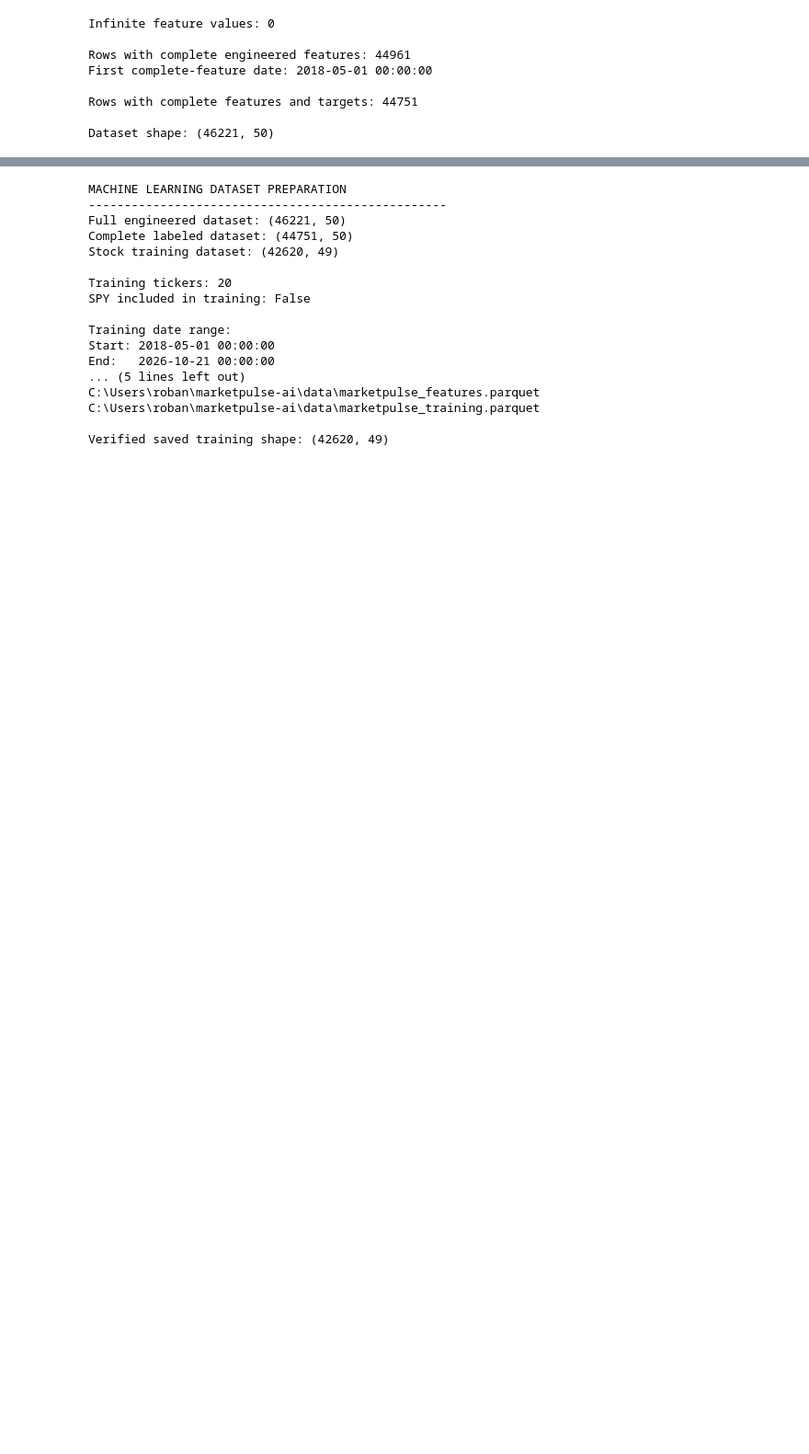
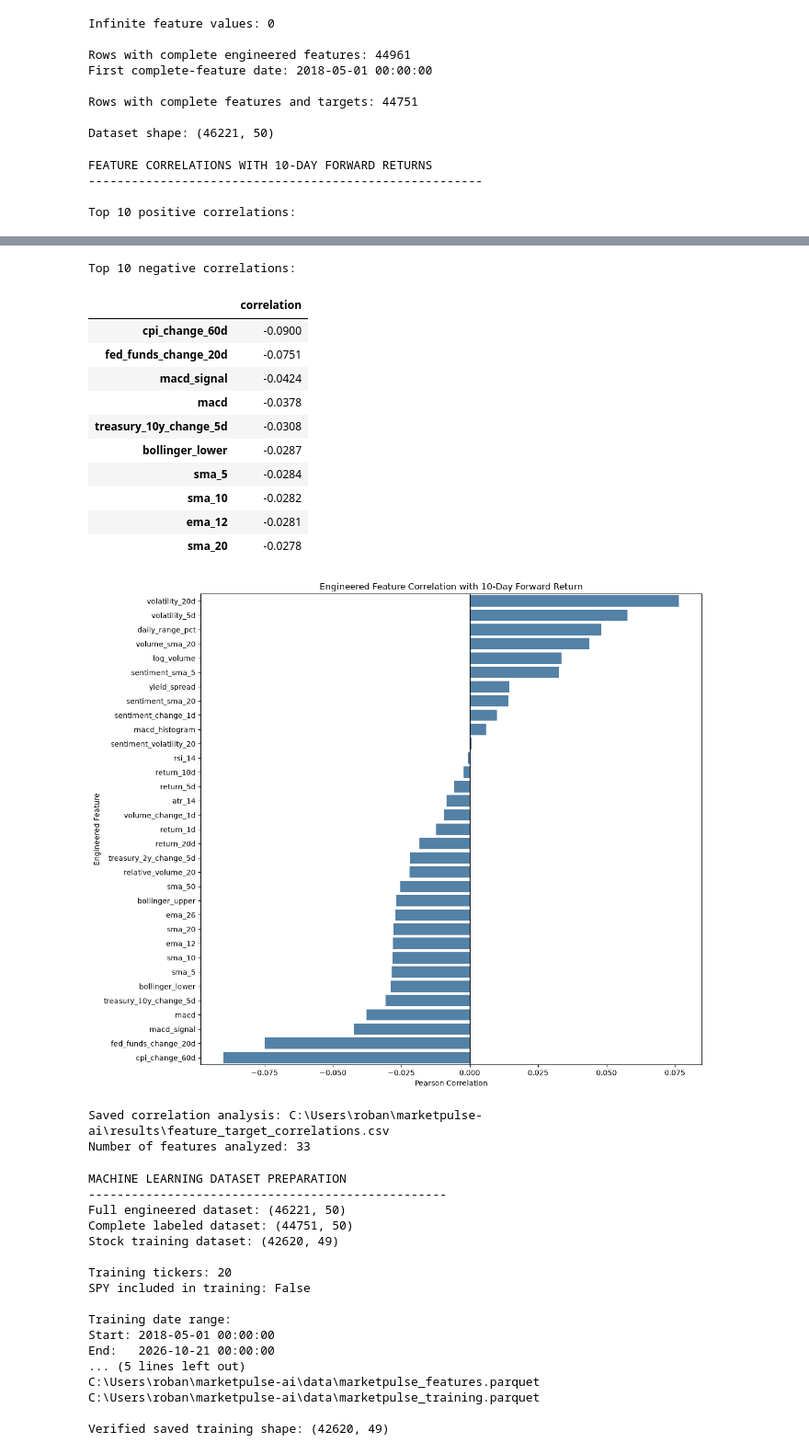
Before and after one commit to robanc/marketpulse-ai, a Jupyter notebook: notebooks/02_eda_feature_engineering.ipynb, the cells around one changed output, grey strips where cells are left out. Shown at 92% size. Cells and saved outputs as stored; diff of their text form; code cells hidden in the pictures; blank space fills up the shorter version.

Commit message:
Add feature-to-target correlation analysis for Criterion 3

```diff
--- a/notebooks/02_eda_feature_engineering.ipynb
+++ b/notebooks/02_eda_feature_engineering.ipynb
@@ -1649,3 +1649,63 @@ First complete-feature date: 2018-05-01 00:00:00
 Rows with complete features and targets: 44751
 
 Dataset shape: (46221, 50)
+# %%
+
+# Cell 18 - Feature-to-Target Correlation Analysis
+
+# Use only complete observations with known targets.
+# Exclude SPY because it is reserved for benchmarking.
+correlation_df = features_df.loc[
+    model_ready_mask & (features_df["ticker"] != "SPY"),
+    feature_columns + ["target_return_10d"]
+].copy()
+
+# Pearson correlation between each feature and forward returns.
+feature_target_corr = (
+    correlation_df[feature_columns]
+    .corrwith(correlation_df["target_return_10d"])
+    .dropna()
+    .sort_values(ascending=False)
+)
+
+print("FEATURE CORRELATIONS WITH 10-DAY FORWARD RETURNS")
+print("-" * 55)
+
+print("\nTop 10 positive correlations:")
+display(feature_target_corr.head(10).to_frame("correlation").round(4))
+
+print("\nTop 10 negative correlations:")
+display(feature_target_corr.tail(10).sort_values().to_frame("correlation").round(4))
+
+# Plot correlations for all engineered features.
+plt.figure(figsize=(12, 10))
+
+sns.barplot(
+    x=feature_target_corr.values,
+    y=feature_target_corr.index,
+    color="steelblue"
+)
+
+plt.axvline(0, color="black", linewidth=1)
+plt.title("Engineered Feature Correlation with 10-Day Forward Return")
+plt.xlabel("Pearson Correlation")
+plt.ylabel("Engineered Feature")
+plt.tight_layout()
+plt.show()
+
+# Save the analysis for reproducibility.
+correlation_path = project_root / "results" / "feature_target_correlations.csv"
+correlation_path.parent.mkdir(parents=True, exist_ok=True)
+
+feature_target_corr.rename("correlation").to_csv(
+    correlation_path,
+    header=True
+)
+
+print("\nSaved correlation analysis:", correlation_path)
+print("Number of features analyzed:", len(feature_target_corr))
+# %% [output]
+FEATURE CORRELATIONS WITH 10-DAY FORWARD RETURNS
+-------------------------------------------------------
+
+Top 10 positive correlations:
@@ -1652,2 +1723,17 @@ Dataset shape: (46221, 50)
+Top 10 negative correlations:
+|  | correlation |
+| cpi_change_60d | -0.0900 |
+| fed_funds_change_20d | -0.0751 |
+| macd_signal | -0.0424 |
+| macd | -0.0378 |
+| treasury_10y_change_5d | -0.0308 |
+| bollinger_lower | -0.0287 |
+| sma_5 | -0.0284 |
+| sma_10 | -0.0282 |
+| ema_12 | -0.0281 |
+| sma_20 | -0.0278 |
+[figure, added]
+Saved correlation analysis: C:\Users\roban\marketpulse-ai\results\feature_target_correlations.csv
+Number of features analyzed: 33
 # %%
 
```
Also changed, not shown: parts of 2 cells of this notebook, 3 other files.
